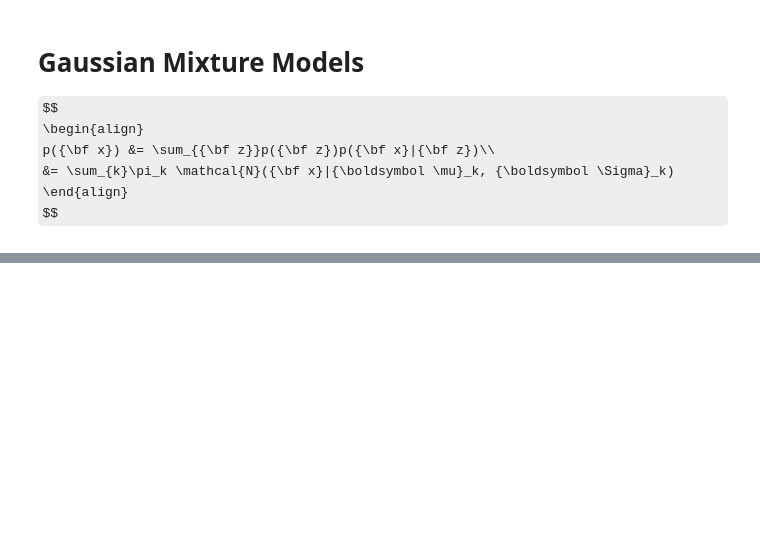
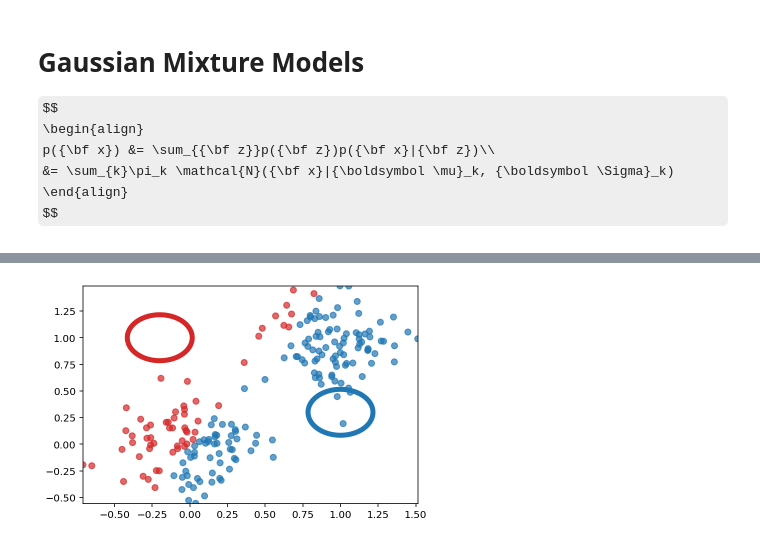
Before and after one commit to gerdm/prml, a Jupyter notebook: chapter9/gaussian-mixture-models.ipynb, the cells around one changed output, grey strips where cells are left out. Cells and saved outputs as stored; diff of their text form; code cells hidden in the pictures; some formulas as TeX source; blank space fills up the shorter version.

```diff
--- a/chapter9/gaussian-mixture-models.ipynb
+++ b/chapter9/gaussian-mixture-models.ipynb
@@ -175,0 +253,17 @@ mu2 = (r2[:, np.newaxis] * X).sum(axis=0) / N2
+# %%
+# Initial setup
+mu1 = np.array([-0.2, 1])
+mu2 = np.array([ 1, 0.3])
+
+Sigma1 = np.identity(2) / 20
+Sigma2 = np.identity(2) / 20
+
+pi = [0.5, 0.5]
+mu = [mu1, mu2]
+Sigma = [Sigma1, Sigma2]
+r = compute_responsibilities(0, pi, mu, Sigma)(X)
+
+log_likelihood = gmm_log_likelihood(X, pi, mu, Sigma)
+plot_mixtures(X, mu, pi, Sigma, r)
+# %% [output]
+[figure, added]
```
Also changed, not shown: parts of 26 cells of this notebook.
